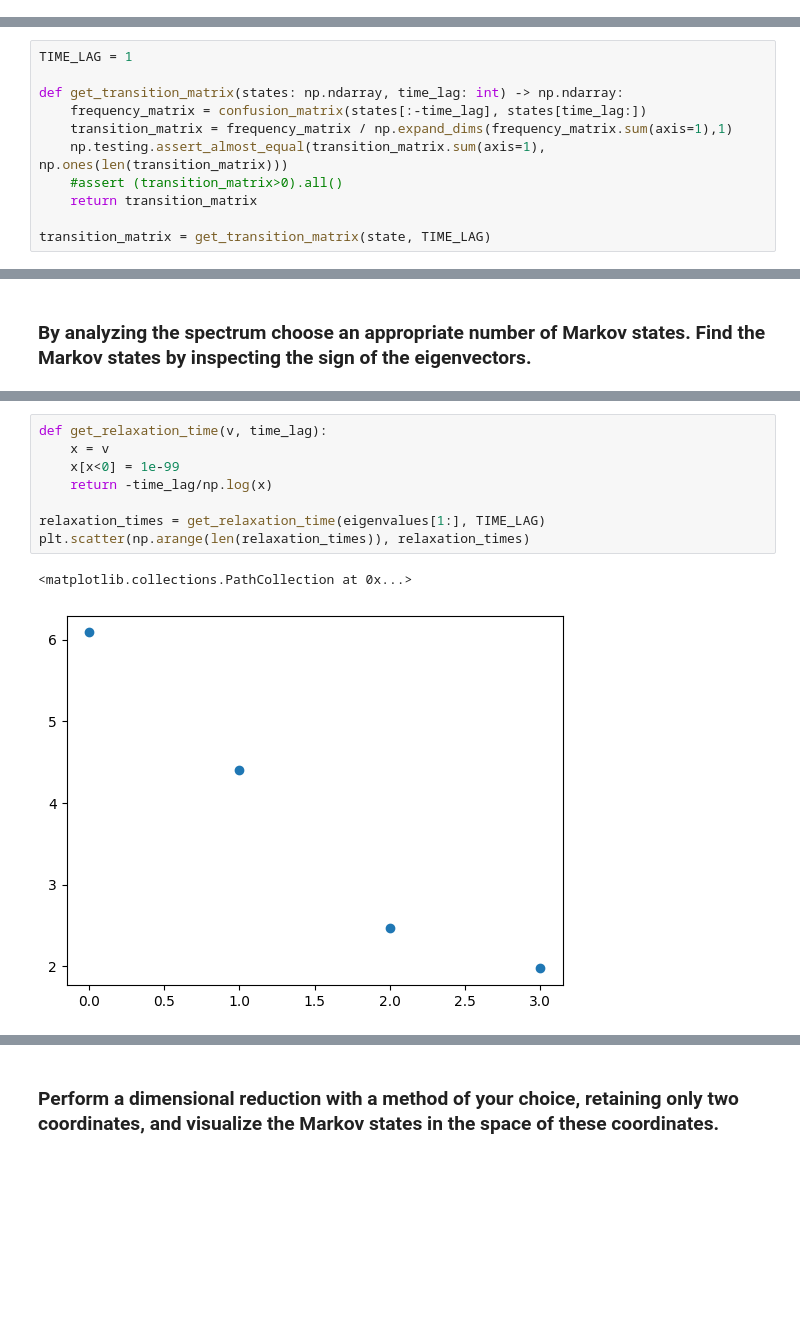
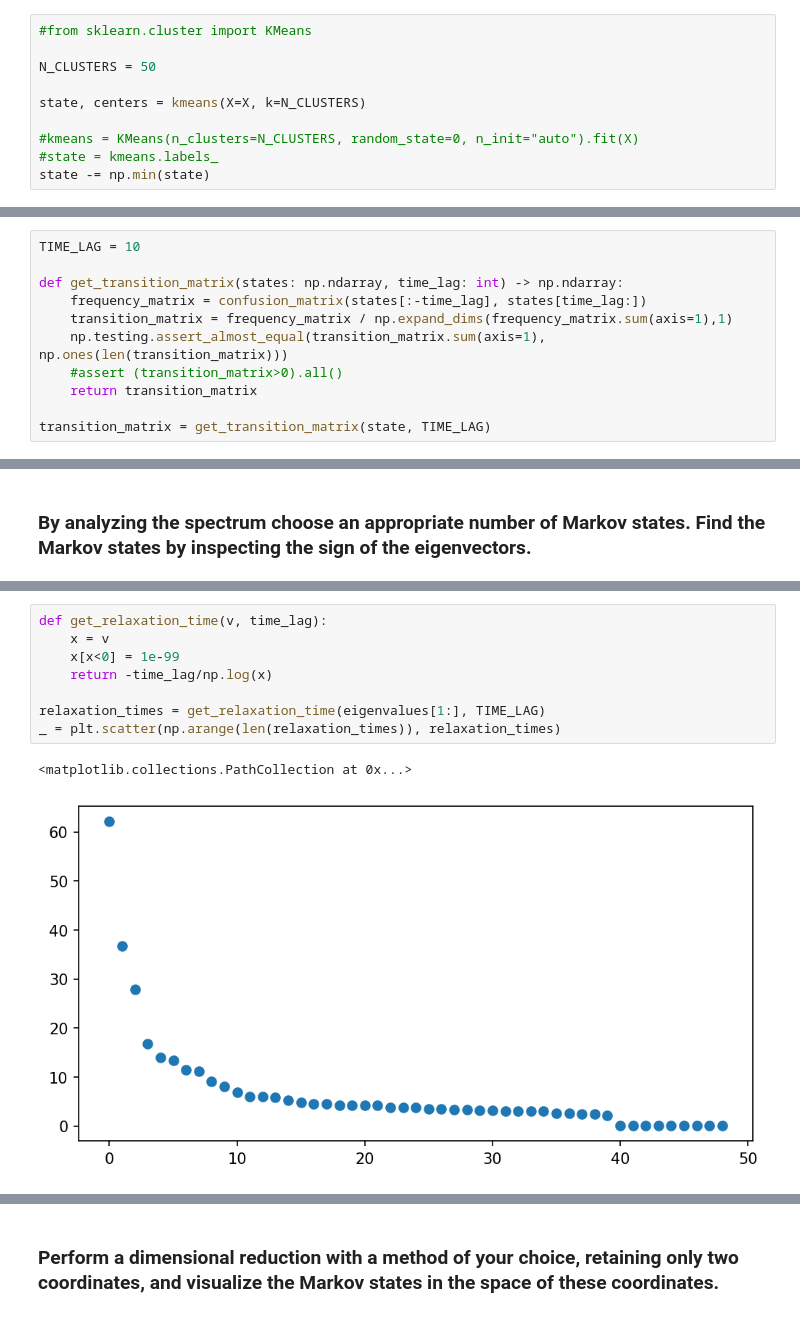
Before and after one commit to DavideScassola/UnsupervisedLearning2022-2023, a Jupyter notebook: third_exercise/third_exercise.ipynb, the cells around one changed output, grey strips where cells are left out. Saved outputs shown, nothing was run; the diff lists cells and outputs as text; blank space fills up the shorter version.

```diff
--- a/third_exercise/third_exercise.ipynb
+++ b/third_exercise/third_exercise.ipynb
@@ -98,7 +92,17 @@ state -= np.min(state)
+# %%
+#from sklearn.cluster import KMeans
+
+N_CLUSTERS = 50
+
+state, centers = kmeans(X=X, k=N_CLUSTERS)
+
+#kmeans = KMeans(n_clusters=N_CLUSTERS, random_state=0, n_init="auto").fit(X)
+#state = kmeans.labels_
+state -= np.min(state)
 # %% [markdown]
 ### Choose a time lag and estimate the transition matrix between each pair of clusters
 # %%
-TIME_LAG = 1
+TIME_LAG = 10
 
 def get_transition_matrix(states: np.ndarray, time_lag: int) -> np.ndarray:
     frequency_matrix = confusion_matrix(states[:-time_lag], states[time_lag:])
@@ -150,14 +136,14 @@ plt.scatter(np.arange(len(eigenvalues)), eigenvalues)
 # %%
 def get_relaxation_time(v, time_lag):
     x = v
     x[x<0] = 1e-99
     return -time_lag/np.log(x)
 
 relaxation_times = get_relaxation_time(eigenvalues[1:], TIME_LAG)
-plt.scatter(np.arange(len(relaxation_times)), relaxation_times)
+_ = plt.scatter(np.arange(len(relaxation_times)), relaxation_times)
 # %% [output]
 <matplotlib.collections.PathCollection at 0x...>
-[figure, old version]
+[figure, new version]
 # %%
 def to_markov_state(states: np.ndarray, left_eigvectors: np.ndarray, level: int =1):
     """
```
Also changed, not shown: parts of 22 cells of this notebook.
